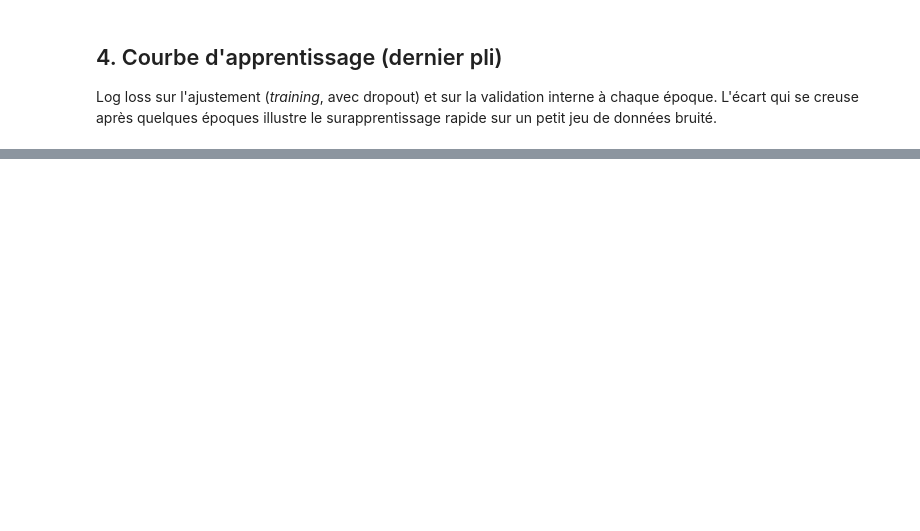
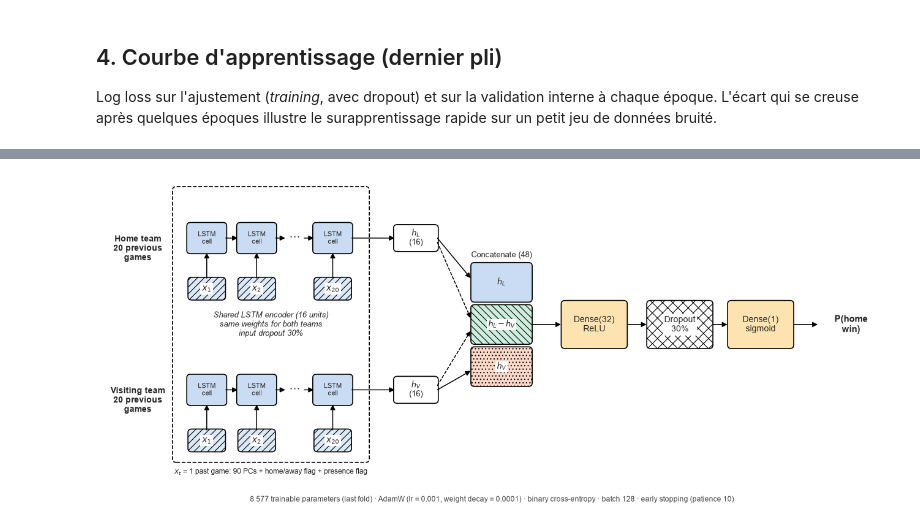
Before and after one commit to a3jeu/nhl-probabilistic-forecasting, a Jupyter notebook: notebooks/03_experimentation/03_lstm.ipynb, the cells around one changed output, grey strips where cells are left out. Cells and saved outputs as stored; diff of their text form; code cells hidden in the pictures; blank space fills up the shorter version.

```diff
--- a/notebooks/03_experimentation/03_lstm.ipynb
+++ b/notebooks/03_experimentation/03_lstm.ipynb
@@ -273,0 +323,87 @@ plt.show()
+# %%
+from matplotlib.patches import FancyArrowPatch, FancyBboxPatch
+
+from nhl_forecast.evaluation.preliminaire import TABLE_DIR
+
+# Sans réentraîner : nombre de composantes ACP du dernier pli, lu dans la table enregistrée
+# (section 2) ; le modèle est seulement construit (non entraîné) pour compter ses paramètres.
+n_cp = int(pd.read_csv(TABLE_DIR / "exp_lstm_composantes.csv", sep=";")["Composantes ACP"].iloc[-1])
+n_var = n_cp + 2  # + indicateur domicile/visiteur + indicateur de présence
+n_params = construire(n_var).count_params()
+
+
+def boite(ax, x, y, l, h, texte, fc="white", hachure="", ls="-", taille=10, **kw):
+    ax.add_patch(FancyBboxPatch((x - l / 2, y - h / 2), l, h, boxstyle="round,pad=0.02,rounding_size=0.08",
+                                fc=fc, ec="black", hatch=hachure, linestyle=ls, linewidth=1.2, **kw))
+    if texte:
+        ax.text(x, y, texte, ha="center", va="center", fontsize=taille,
+                bbox=dict(fc="white", ec="none", pad=2) if hachure else None)
+
+
+def fleche(ax, xy1, xy2, ls="-", **kw):
+    ax.add_patch(FancyArrowPatch(xy1, xy2, arrowstyle="-|>", mutation_scale=12, color="black",
+                                 linewidth=1.1, linestyle=ls, shrinkA=0, shrinkB=0, **kw))
+
+
+fig, ax = plt.subplots(figsize=(13, 5.6))
+ax.set(xlim=(0, 16.4), ylim=(-0.9, 6.85))
+ax.axis("off")
+ax.grid(False)
+
+# Encodeur LSTM partagé (cadre pointillé)
+boite(ax, 3.55, 3.45, 4.1, 6.5, "", ls="--", fc="none")
+ax.text(3.55, -0.05, f"$x_t$ = 1 past game: {n_cp} PCs + home/away flag + presence flag",
+        ha="center", va="center", fontsize=8.5)
+ax.text(3.55, 3.45, f"Shared LSTM encoder ({CACHEE} units)\nsame weights for both teams\n"
+        f"input dropout {DROPOUT_ENTREE:.0%}", ha="center", va="center", fontsize=9, style="italic")
+
+pas = [(2.2, "$x_1$"), (3.25, "$x_2$"), (4.85, f"$x_{{{LONGUEUR}}}$")]
+for yc, equipe, h in [(5.25, "Home team", "$h_L$"), (1.65, "Visiting team", "$h_V$")]:
+    ax.text(0.75, yc, f"{equipe}\n{LONGUEUR} previous\ngames", ha="center", va="center", fontsize=10,
+            weight="bold")
+    for i, (x, lab) in enumerate(pas):
+        boite(ax, x, yc - 0.95, 0.75, 0.5, lab, fc="#dce9f8", hachure="///")    # entrée du pas
+        boite(ax, x, yc + 0.25, 0.8, 0.7, "LSTM\ncell", fc="#c9dcf3", taille=8)  # cellule
+        fleche(ax, (x, yc - 0.7), (x, yc - 0.1))
+        if i < len(pas) - 1:
+            x2 = pas[i + 1][0]
+            if i == 1:
+                ax.text((x + x2) / 2, yc + 0.25, "···", ha="center", va="center", fontsize=14)
+                fleche(ax, (x + 0.4, yc + 0.25), (x + 0.6, yc + 0.25))
+                fleche(ax, (x2 - 0.6, yc + 0.25), (x2 - 0.4, yc + 0.25))
+            else:
+                fleche(ax, (x + 0.4, yc + 0.25), (x2 - 0.4, yc + 0.25))
+    boite(ax, 6.6, yc + 0.25, 0.9, 0.6, f"{h}\n({CACHEE})", fc="white", taille=9)
+    fleche(ax, (5.25, yc + 0.25), (6.15, yc + 0.25))
+
+# Concaténation [h_L, h_V, h_L - h_V] (h_L - h_V au centre pour éviter les croisements)
+xc, segs = 8.4, [("$h_L$", "#c9dcf3", ""), ("$h_L - h_V$", "#cdeedd", "\\\\\\"), ("$h_V$", "#fbd9c9", "...")]
+for k, (lab, fc, hach) in enumerate(segs):
+    boite(ax, xc, 4.45 - k * 1.0, 1.25, 0.9, lab, fc=fc, hachure=hach, taille=9)
+ax.text(xc, 5.0, f"Concatenate ({3 * CACHEE})", ha="center", va="bottom", fontsize=9)
+fleche(ax, (7.05, 5.5), (xc - 0.65, 4.55))
+fleche(ax, (7.05, 1.9), (xc - 0.65, 2.35))
+fleche(ax, (7.05, 5.4), (xc - 0.65, 3.6), ls=(0, (3, 2)))
+fleche(ax, (7.05, 2.0), (xc - 0.65, 3.3), ls=(0, (3, 2)))
+
+# Tête dense
+tete = [(10.35, f"Dense({DENSE})\nReLU", "#fde3b0", ""), (12.15, f"Dropout\n{DROPOUT:.0%}", "white", "xx"),
+        (13.85, "Dense(1)\nsigmoid", "#fde3b0", "")]
+fleche(ax, (xc + 0.65, 3.45), (tete[0][0] - 0.7, 3.45))
+for i, (x, lab, fc, hach) in enumerate(tete):
+    boite(ax, x, 3.45, 1.35, 1.1, lab, fc=fc, hachure=hach, taille=10)
+    if i < len(tete) - 1:
+        fleche(ax, (x + 0.7, 3.45), (tete[i + 1][0] - 0.7, 3.45))
+fleche(ax, (14.55, 3.45), (15.05, 3.45))
+ax.text(15.75, 3.45, "P(home\nwin)", ha="center", va="center", fontsize=11, weight="bold")
+
+ax.text(8.2, -0.7, f"{n_params:,}".replace(",", " ") + f" trainable parameters (last fold) · AdamW (lr = {LR:g}, weight decay = "
+        f"{WEIGHT_DECAY:g}) · binary cross-entropy · batch {LOT} · early stopping (patience {PATIENCE})",
+        ha="center", va="center", fontsize=8.5, color="0.25")
+fig.tight_layout()
+if SAUVER:
+    fig.savefig(FIG_DIR / "exp_lstm_architecture.png", dpi=300, bbox_inches="tight")
+    fig.savefig(FIG_DIR / "exp_lstm_architecture.svg", bbox_inches="tight")  # vectoriel (PowerPoint)
+plt.show()
+# %% [output]
+[figure, added]
```
Also changed, not shown: parts of 10 cells of this notebook, 21 other files.
